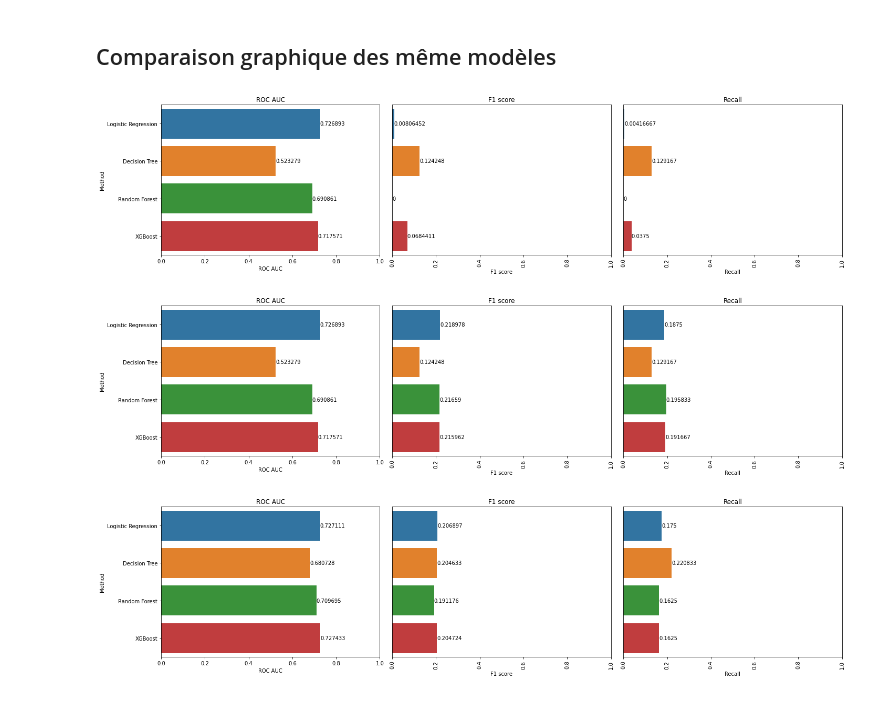
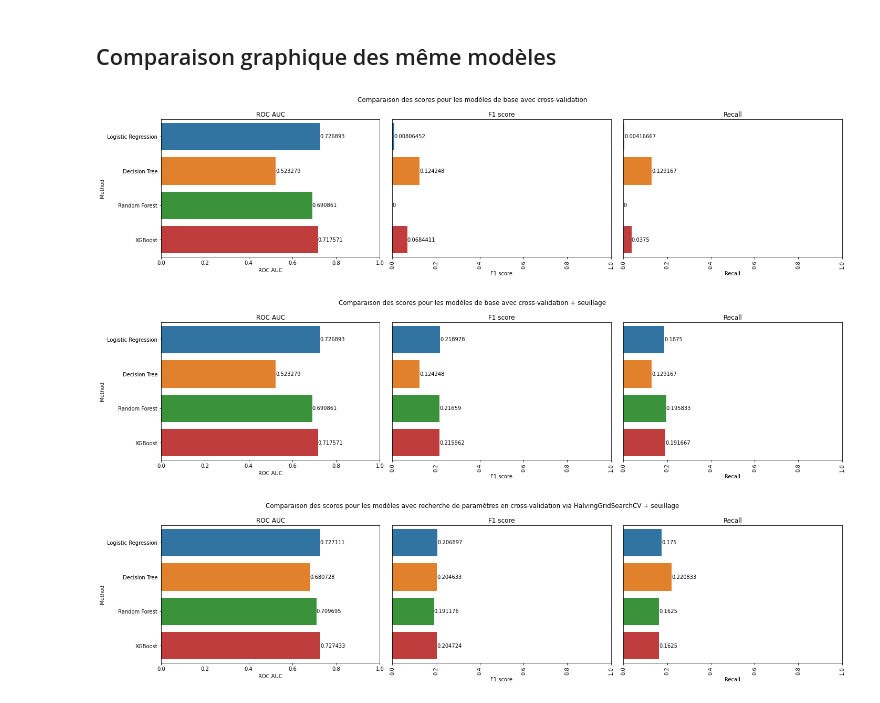
Before and after one commit to Valkea/OC_AI_04, a Jupyter notebook: 03_Display_Scores.ipynb, the cells around one changed output. Cells and saved outputs as stored; diff of their text form; code cells hidden in the pictures.

```diff
--- a/03_Display_Scores.ipynb
+++ b/03_Display_Scores.ipynb
@@ -72,10 +72,12 @@ balanced
 import seaborn as sns
 import matplotlib.pyplot as plt
 # %%
-def plot_scores( data_tmp ):
+def plot_scores( data_tmp, title="" ):
 
     fig = plt.figure(figsize=(20,5))
     data_tmp = data_tmp.copy()
+
+    plt.suptitle(f"Comparaison des scores pour les {title}")
 
     #data_tmp['Method'] = data_tmp['Method'].apply(lambda x: str(x).rjust(100,'-').upper())
     labels = ['Logistic Regression', 'Decision Tree', 'Random Forest', 'XGBoost']
@@ -107,15 +109,15 @@ def plot_scores( data_tmp ):
 
     plt.show()
 # %%
-plot_scores( base )
+plot_scores( base, "modèles de base avec cross-validation")
 # %% [output]
-[figure, old version]
+[figure, new version]
 # %%
-plot_scores( threshold )
+plot_scores( threshold, "modèles de base avec cross-validation + seuillage")
 # %% [output]
-[figure, old version]
+[figure, new version]
 # %%
-plot_scores( grid )
+plot_scores( grid, "modèles avec recherche de paramètres en cross-validation via HalvingGridSearchCV + seuillage" )
 # %% [output]
-[figure, old version]
+[figure, new version]
 # %%
```
Also changed, not shown: parts of 1 cell of this notebook.
